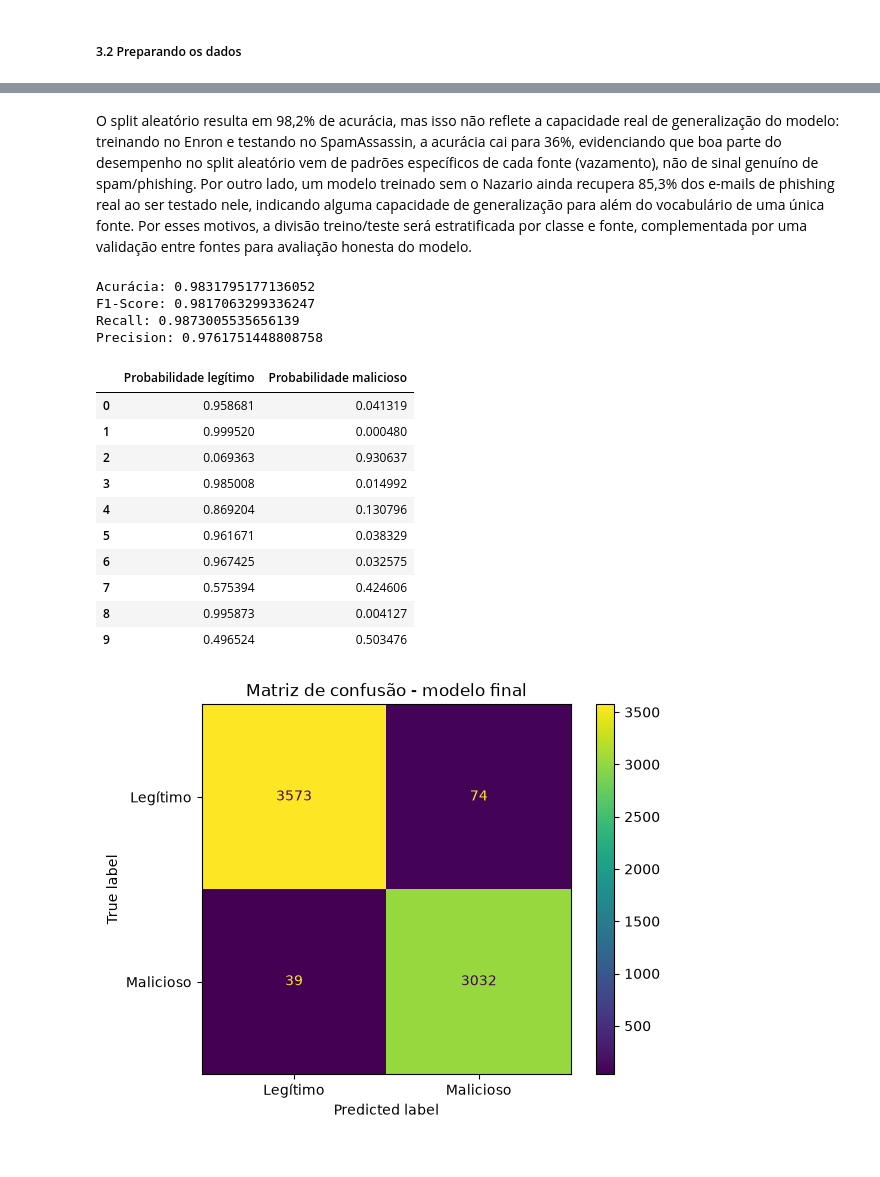
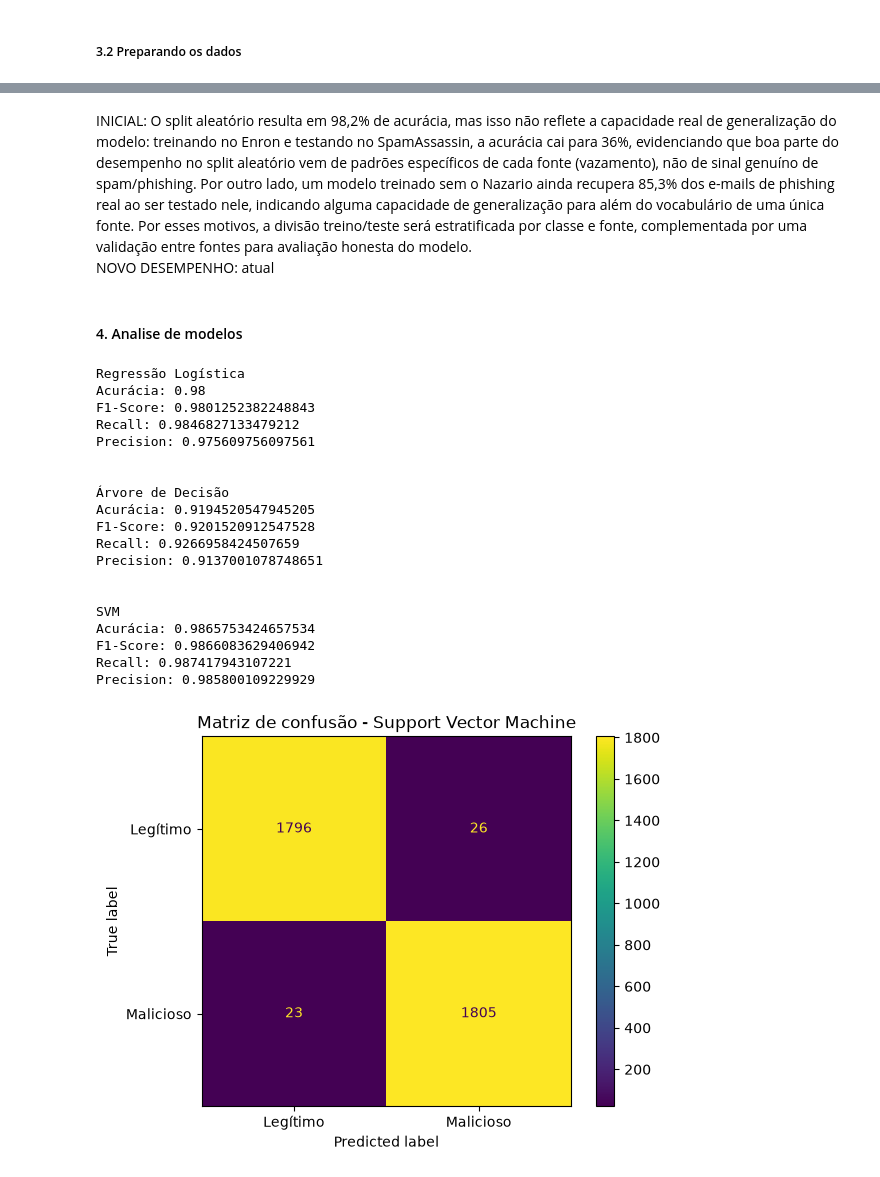
Before and after one commit to marceloreginato/projeto-tcc, a Jupyter notebook: notebooks/ml-training.ipynb, the cells around one changed output, grey strips where cells are left out. Cells and saved outputs as stored; diff of their text form; code cells hidden in the pictures.

Commit message:
adiciona mais modelos para analise e organização inicial

```diff
--- a/notebooks/ml-training.ipynb
+++ b/notebooks/ml-training.ipynb
@@ -429,58 +439,76 @@ Recall: 0.8475052705551651
 # %% [markdown]
+INICIAL:
 O split aleatório resulta em 98,2% de acurácia, mas isso não reflete a capacidade real de generalização do modelo: treinando no Enron e testando no SpamAssassin, a acurácia cai para 36%, evidenciando que boa parte do desempenho no split aleatório vem de padrões específicos de cada fonte (vazamento), não de sinal genuíno de spam/phishing. Por outro lado, um modelo treinado sem o Nazario ainda recupera 85,3% dos e-mails de phishing real ao ser testado nele, indicando alguma capacidade de generalização para além do vocabulário de uma única fonte. Por esses motivos, a divisão treino/teste será estratificada por classe e fonte, complementada por uma validação entre fontes para avaliação honesta do modelo.
+NOVO DESEMPENHO:
+atual
+# %% [markdown]
+#### 4. Analise de modelos
 # %%
-# Divisão do dataset para treinamento
-
 # Chave combianada, pois garante representatividade de classe e fonte no split
 df['chave_estratificacao'] = df['is_malicious'].astype(str) + '_' + df['fonte']
 
+# Divisão do dataset para treinamento
 X = df[['texto', 'log_num_urls', 'log_num_palavras']]
 y = df['is_malicious']
 
-X_treino, X_teste, y_treino, y_teste = train_test_split(X, y, test_size=0.2, stratify=df['chave_estratificacao'], random_state=2026)
+X_treino, X_teste, y_treino, y_teste = train_test_split(X, y, test_size=0.1, stratify=df['chave_estratificacao'], random_state=2026)
 
 X_treino_processado = pre_processador.fit_transform(X_treino)
 X_teste_processado = pre_processador.transform(X_teste)
 
+# Analisando modelo regressão logística
+
 modelo_reg_log = LogisticRegression(max_iter=1000, class_weight='balanced')
 modelo_reg_log.fit(X_treino_processado, y_treino)
-y_pred = modelo_reg_log.predict(X_teste_processado)
-y_proba = modelo_reg_log.predict_proba(X_teste_processado)
+y_pred_reg = modelo_reg_log.predict(X_teste_processado)
 
-print(f'Acurácia: {accuracy_score(y_teste, y_pred)}')
-print(f'F1-Score: {f1_score(y_teste, y_pred)}')
-print(f'Recall: {recall_score(y_teste, y_pred)}')
-print(f'Precision: {precision_score(y_teste, y_pred)}')
+calcula_metricas(y_teste, y_pred_reg, 'Regressão Logística')
 
-pd.DataFrame(
-    y_proba,
-    columns=["Probabilidade legítimo", "Probabilidade malicioso"]
-).head(10)
+# Analisando modelo árvore de decisão
+
+modelo_dt = tree.DecisionTreeClassifier()
+modelo_dt = modelo_dt.fit(X_treino_processado, y_treino)
+y_pred_av = modelo_dt.predict(X_teste_processado)
+
+calcula_metricas(y_teste, y_pred_av, 'Árvore de Decisão')
+
+# Analisando modelo support vector machines
+
+modelo_svm = LinearSVC(dual=False, class_weight='balanced')
+modelo_svm = modelo_svm.fit(X_treino_processado, y_treino)
+y_pred_svm = modelo_svm.predict(X_teste_processado)
+
+calcula_metricas(y_teste, y_pred_svm, 'SVM', fim=1)
 # %% [output]
-Acurácia: 0.9831795177136052
-F1-Score: 0.9817063299336247
-Recall: 0.9873005535656139
-Precision: 0.9761751448808758
+Regressão Logística
+Acurácia: 0.98
+F1-Score: 0.9801252382248843
+Recall: 0.9846827133479212
+Precision: 0.975609756097561
+
+
+Árvore de Decisão
+Acurácia: 0.9194520547945205
+F1-Score: 0.9201520912547528
+Recall: 0.9266958424507659
+Precision: 0.9137001078748651
+
+
+SVM
+Acurácia: 0.9865753424657534
+F1-Score: 0.9866083629406942
+Recall: 0.987417943107221
+Precision: 0.985800109229929
-|  | Probabilidade legítimo | Probabilidade malicioso |
-| 0 | 0.958681 | 0.041319 |
-| 1 | 0.999520 | 0.000480 |
-| 2 | 0.069363 | 0.930637 |
-| 3 | 0.985008 | 0.014992 |
-| 4 | 0.869204 | 0.130796 |
-| 5 | 0.961671 | 0.038329 |
-| 6 | 0.967425 | 0.032575 |
-| 7 | 0.575394 | 0.424606 |
-| 8 | 0.995873 | 0.004127 |
-| 9 | 0.496524 | 0.503476 |
 # %%
+# Fazendo plot da matriz de confusão do modelo com melhor desempenho
 ConfusionMatrixDisplay(
-    confusion_matrix= confusion_matrix(y_teste, y_pred),
+    confusion_matrix= confusion_matrix(y_teste, y_pred_svm),
     display_labels=["Legítimo", "Malicioso"]
 ).plot()
 
-plt.title(f"Matriz de confusão - {'modelo final'}")
+plt.title(f"Matriz de confusão - {'Support Vector Machine'}")
 plt.show()
 # %% [output]
-[figure, old version]
+[figure, new version]
 # %%
 # Nomes das features, na mesma ordem usada pelo pre_processador
```
Also changed, not shown: parts of 25 cells of this notebook.
